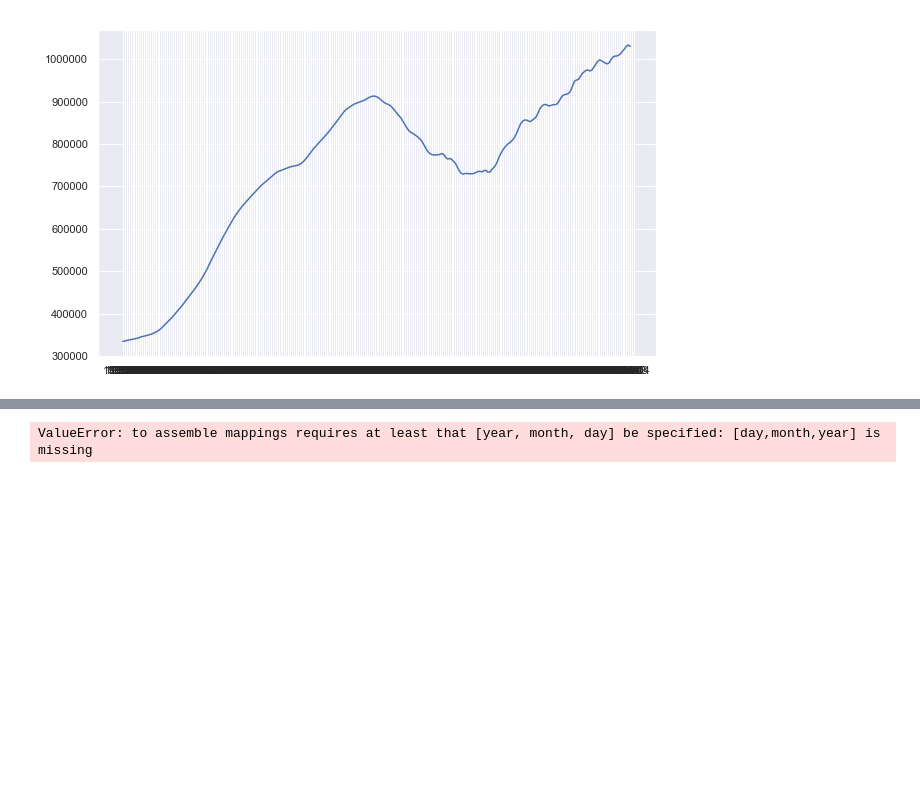
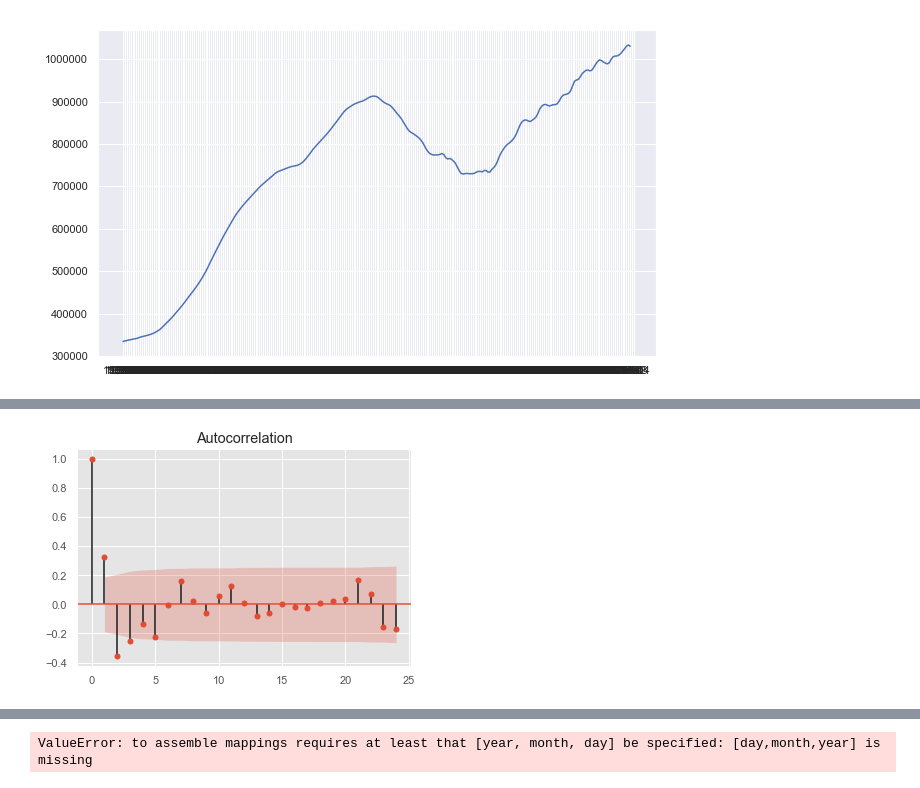
Before and after one commit to lindseyberlin/dsc-mod-4-project, a Jupyter notebook: Harrison_Scratch.ipynb, the cells around one changed output, grey strips where cells are left out. Cells and saved outputs as stored; diff of their text form; code cells hidden in the pictures; blank space fills up the shorter version.

```diff
--- a/Harrison_Scratch.ipynb
+++ b/Harrison_Scratch.ipynb
@@ -243,0 +308,5 @@ df09.iloc[:,8:].diff(lag, axis=1).apply(lambda x: abs(np.log(x)))
+# %%
+plot_acf(ex_0, lags=24)
+plt.show()
+# %% [output]
+[figure, added]
```
Also changed, not shown: parts of 33 cells of this notebook, 2 other files.
